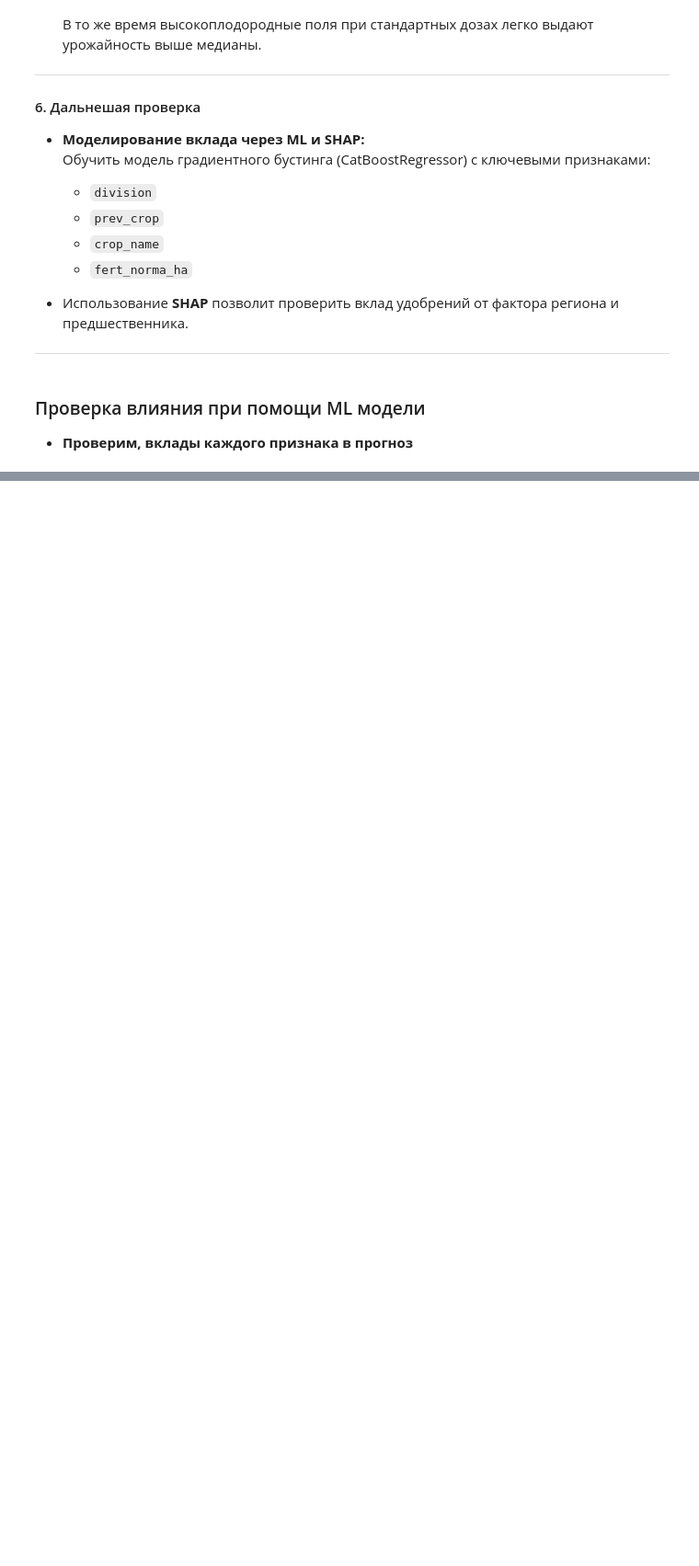
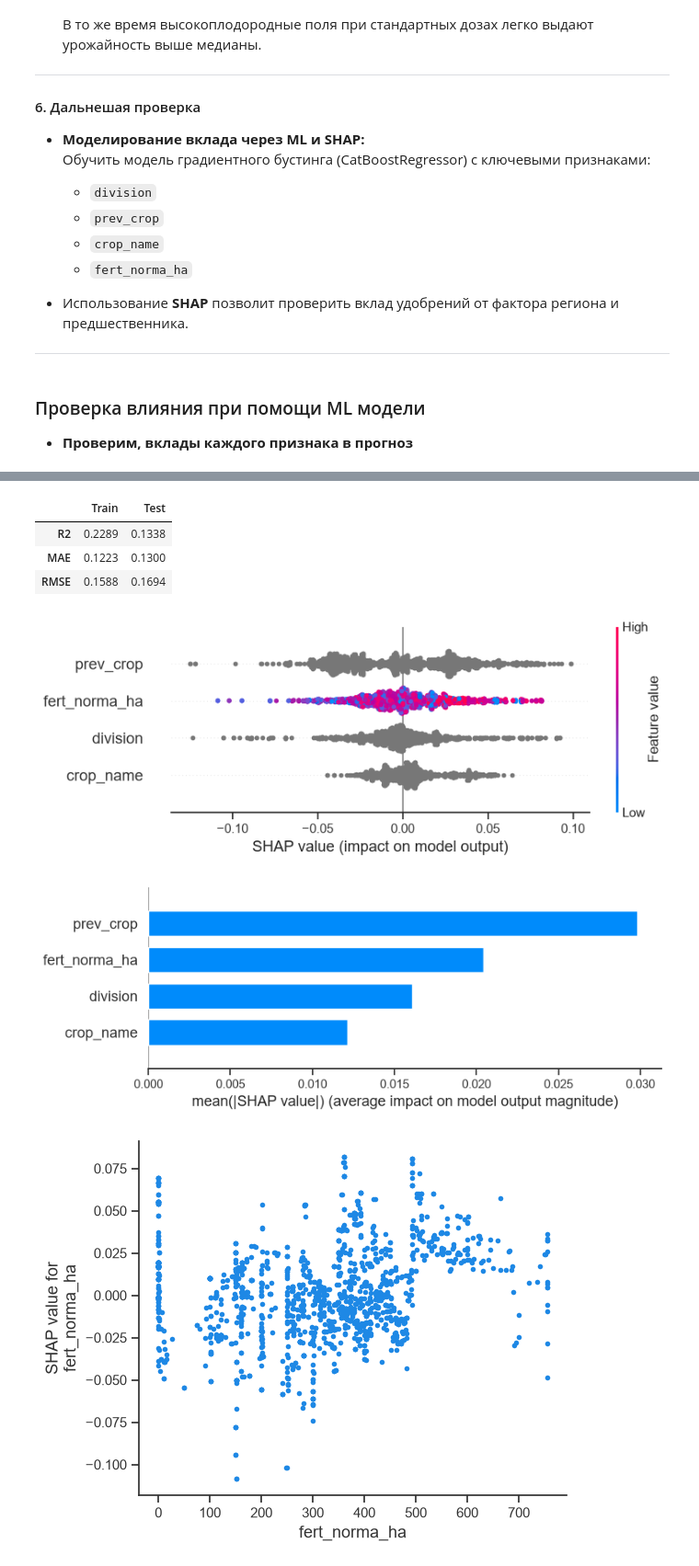
Before and after one commit to Bleckeid/stab, a Jupyter notebook: fields_stab_notebook.ipynb, the cells around one changed output, grey strips where cells are left out. Shown at 92% size. Cells and saved outputs as stored; diff of their text form; code cells hidden in the pictures; blank space fills up the shorter version.

```diff
--- a/fields_stab_notebook.ipynb
+++ b/fields_stab_notebook.ipynb
@@ -4717,0 +4722,71 @@ shap.dependence_plot(
+# %%
+# Оставляем только период с удобрениями
+df_ml = df_yield_analysis[
+    (df_yield_analysis["year"] >= 2019) &
+    (df_yield_analysis["has_fertilizer"] == 1)
+].copy()
+
+print(f"Записей для ML: {len(df_ml):,} (было {len(df_yield_analysis):,})")
+print(f"Из них с удобрениями: {(df_ml['has_fertilizer'] == 1).sum():,} "
+      f"({(df_ml['has_fertilizer'] == 1).mean() * 100:.1f}%)")
+print(f"Нулей (без удобрений): {(df_ml['has_fertilizer'] == 0).sum():,}")
+
+# Признаки: добавляем бинарный флаг, чтобы модель разделяла
+# "вносили или нет" и "сколько вносили"
+features = ["fert_norma_ha", "division", "prev_crop", "crop_name"]
+cat_features = ["division", "prev_crop", "crop_name"]
+
+X = df_ml[features].copy()
+y = df_ml["yield_ratio"]
+
+for col in cat_features:
+    X[col] = X[col].fillna("Нет данных").astype(str)
+
+X["fert_norma_ha"] = X["fert_norma_ha"].fillna(0)  # теперь это истинные нули
+
+# 3. Дальше всё как раньше: сплит, CatBoost, метрики, SHAP
+X_train, X_test, y_train, y_test = train_test_split(
+    X, y, test_size=0.2, random_state=42
+)
+
+model = CatBoostRegressor(cat_features=cat_features, verbose=0, random_seed=42)
+model.fit(X_train, y_train)
+
+# 4. Проверка качества модели (расчёт метрик)
+y_pred_train = model.predict(X_train)
+y_pred_test = model.predict(X_test)
+
+
+def print_metrics(y_true, y_pred, name=""):
+    r2 = r2_score(y_true, y_pred)
+    mae = mean_absolute_error(y_true, y_pred)
+    rmse = np.sqrt(mean_squared_error(y_true, y_pred))
+    return {"R2": round(r2, 4), "MAE": round(mae, 4), "RMSE": round(rmse, 4)}
+
+
+metrics_df = pd.DataFrame(
+    {
+        "Train": print_metrics(y_train, y_pred_train),
+        "Test": print_metrics(y_test, y_pred_test),
+    }
+)
+
+print("Метрики качества модели:")
+display(metrics_df)
+
+# 5. Расчет и построение SHAP Summary Plot на тестовой выборке
+explainer = shap.TreeExplainer(model)
+shap_values = explainer(X_test)
+
+# Отображение графиков
+shap.summary_plot(shap_values, X_test)
+shap.summary_plot(shap_values, X_test, plot_type="bar")
+
+# Зависимость урожайности от нормы удобрений
+shap.dependence_plot(
+    "fert_norma_ha",
+    shap_values.values if hasattr(shap_values, "values") else shap_values,
+    X_test,
+    interaction_index=None,
+)
+# %% [output]
@@ -4717,0 +4797,7 @@ shap.dependence_plot(
+|  | Train | Test |
+| R2 | 0.2289 | 0.1338 |
+| MAE | 0.1223 | 0.1300 |
+| RMSE | 0.1588 | 0.1694 |
+[figure, added]
+[figure, added]
+[figure, added]
```
Also changed, not shown: parts of 22 cells of this notebook.
